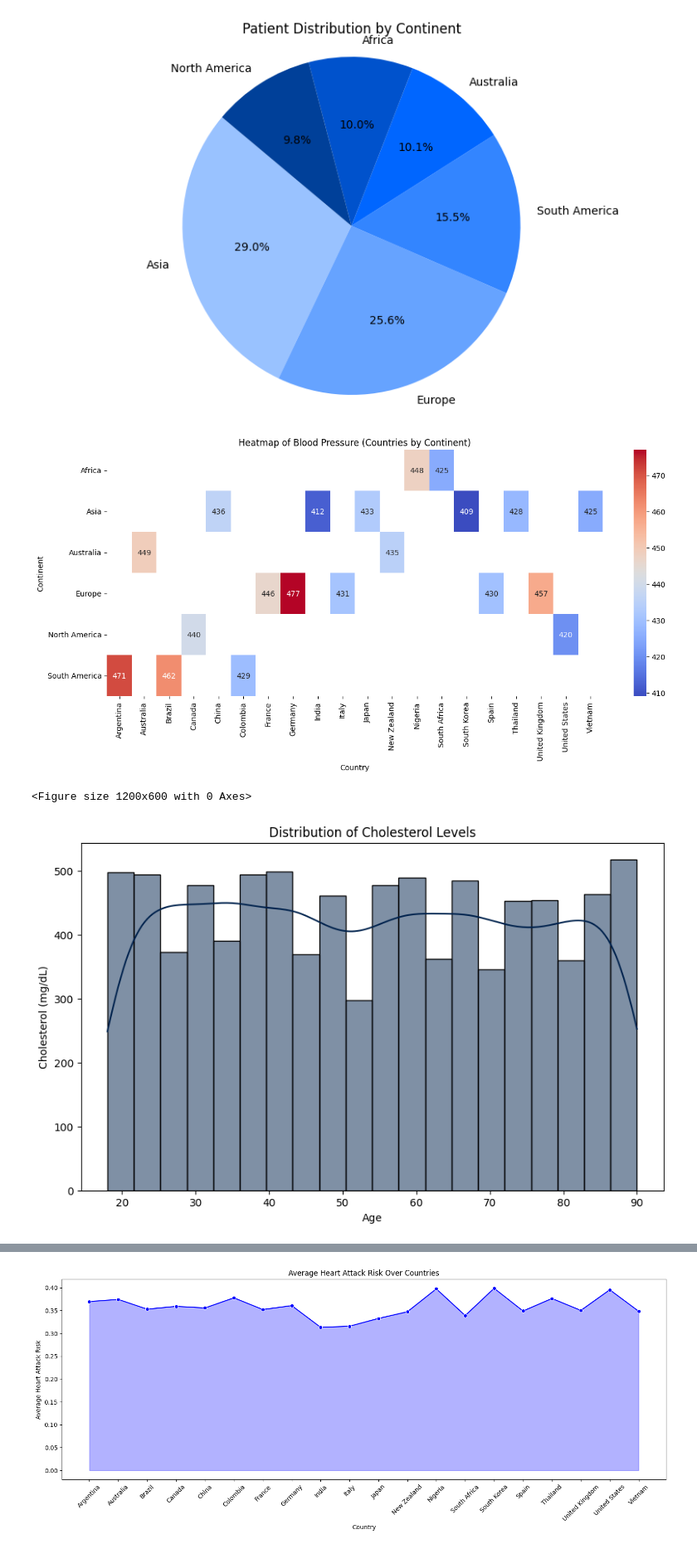
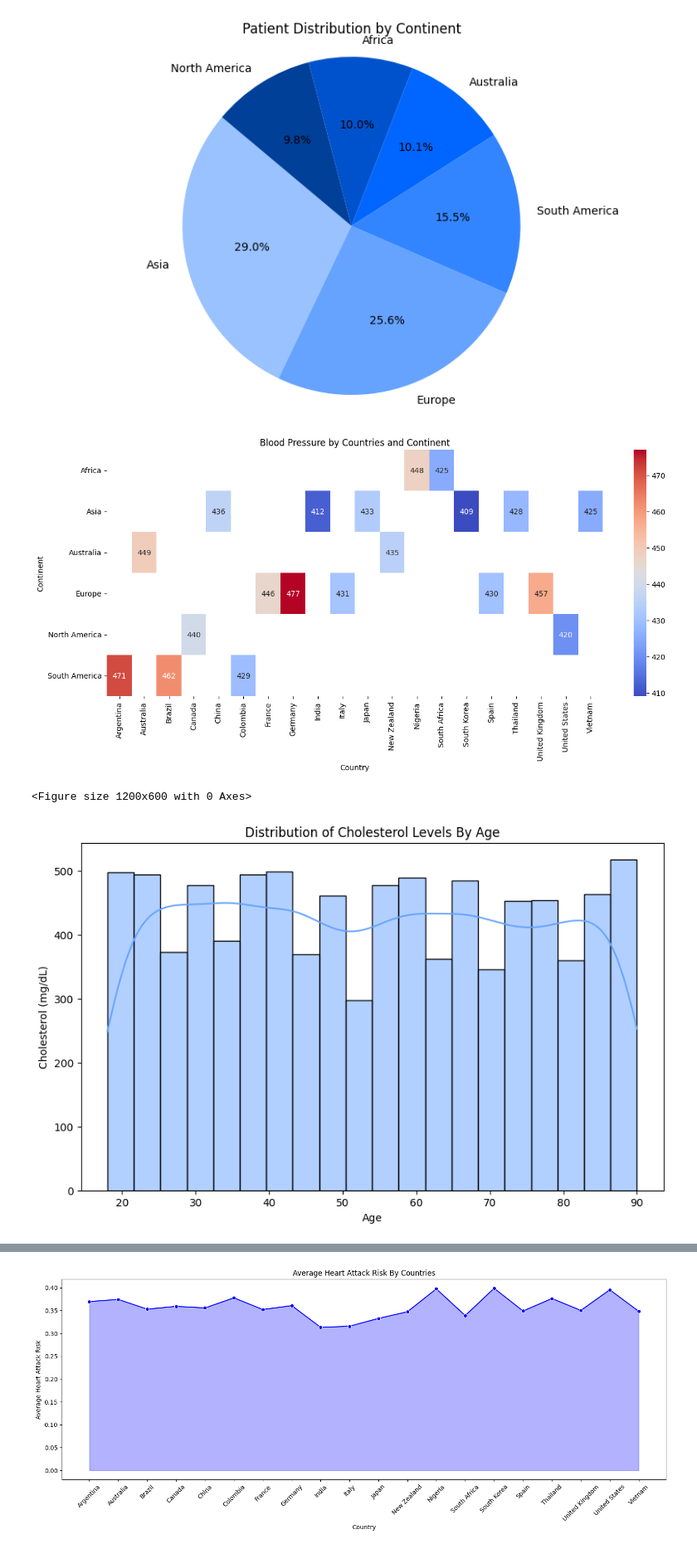
Before and after one commit to khanahad27/DANLC, a Jupyter notebook: Python Project/Cardiac_Arrest_Analysis.ipynb, the cells around one changed output, grey strips where cells are left out. Shown at 83% size. Drawn from its saved outputs; the diff is of its cells as text; code cells hidden in the pictures.

```diff
--- a/Python Project/Cardiac_Arrest_Analysis.ipynb
+++ b/Python Project/Cardiac_Arrest_Analysis.ipynb
@@ -179,7 +179,7 @@ plt.figure(figsize=(15, 6))
 # Create a heatmap to visualize the blood pressure data across countries and continents
 sns.heatmap(pivot_table, annot=True, cmap='coolwarm', fmt='g')
 # Set the title for the heatmap
-plt.title("Heatmap of Blood Pressure (Countries by Continent)")
+plt.title("Blood Pressure by Countries and Continent")
 # Label the x-axis
 plt.xlabel("Country")
 # Label the y-axis
@@ -187,29 +187,29 @@ plt.ylabel("Continent")
 # Display the heatmap
 plt.show()
 # %% [output]
-[figure, old version]
+[figure, new version]
 # %%
 # Set the figure size for the histogram to ensure clarity in visualization
 plt.figure(figsize=(12, 6))
 # Define a color palette for the histogram
-colors = ["#00224d", "#003366", "#99c2ff", "#66a3ff", "#3385ff", "#0066ff", "#0052cc", "#004099", "#cce0ff", "#e6f2ff"]
+colors = ["#66a3ff"]
 # Apply the defined color palette to the seaborn plots
 sns.set_palette(colors)
 # Create a histogram to visualize the distribution of cholesterol levels across different age groups
 plt.figure(figsize=(10, 6))
 # Use seaborn's histplot to plot the age distribution with a kernel density estimate (KDE) overlay
 sns.histplot(data=df, x="Age", bins=20, kde=True)
 # Set the title for the histogram
-plt.title("Distribution of Cholesterol Levels")
+plt.title("Distribution of Cholesterol Levels By Age")
 # Label the x-axis to indicate the variable being measured
 plt.xlabel("Age")
 # Label the y-axis to indicate the measurement unit for cholesterol
 plt.ylabel("Cholesterol (mg/dL)")
 # Display the histogram
 plt.show()
 # %% [output]
 <Figure size 1200x600 with 0 Axes>
-[figure, old version]
+[figure, new version]
 # %%
 # Set the figure size for the line plot to enhance visibility
 plt.figure(figsize=(12, 6))
```
Also changed, not shown: parts of 8 cells of this notebook.
